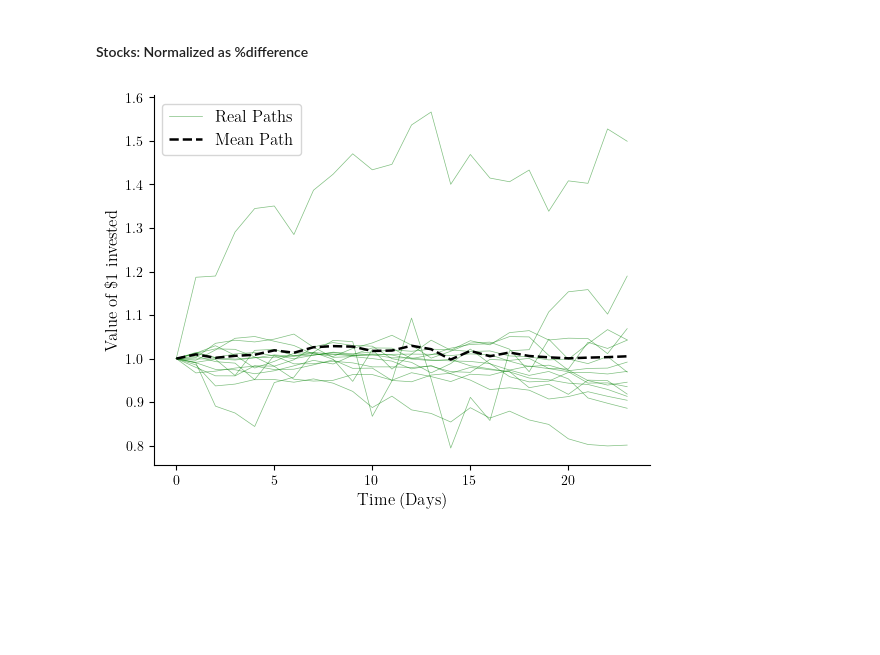
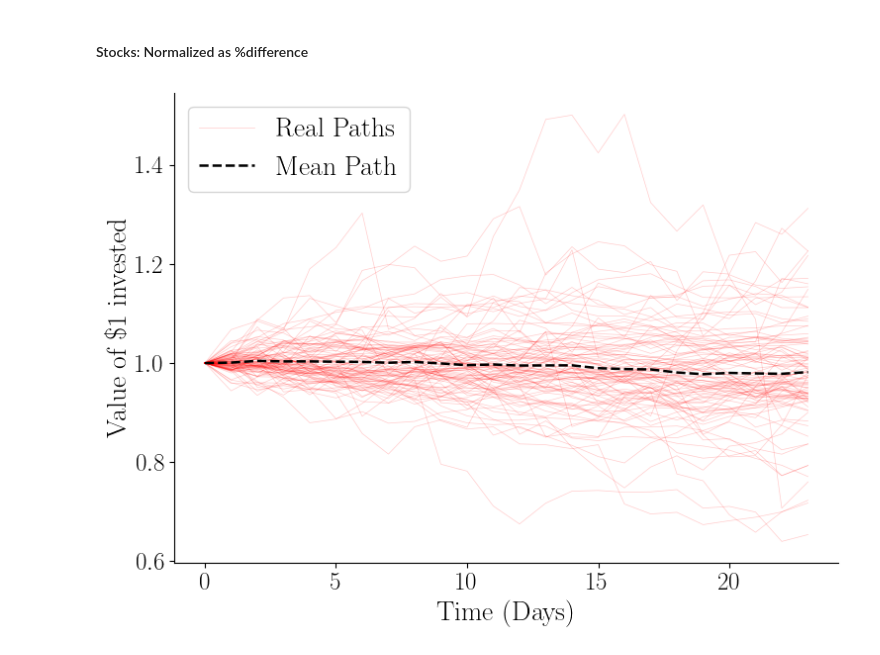
Before and after one commit to BennyScallywag/Deep_Longitudinal_EHR_Synthesis, a Jupyter notebook: pkl_plots.ipynb, the cells around one changed output. Drawn from its saved outputs; the diff is of its cells as text; code cells hidden in the pictures; blank space fills up the shorter version.

```diff
--- a/pkl_plots.ipynb
+++ b/pkl_plots.ipynb
@@ -21,10 +21,11 @@ num_lines = len(ax1.get_lines())
 colors = [cmap(i / (num_lines - 1)) for i in range(num_lines)]
 fig1, ax1_new = plt.subplots()
 for i, line in enumerate(ax1.get_lines()):
-    ax1_new.plot(line.get_xdata(), line.get_ydata(), label=line.get_label(), color=colors[i])#line.get_color())
+    ax1_new.plot(line.get_xdata(), line.get_ydata(), label=line.get_label(), color='red')#colors[i])#line.get_color())
 ax1_new.set_xlabel(ax1.get_xlabel())
 ax1_new.set_ylabel(ax1.get_ylabel())
 
+plt.tight_layout()
 #plt.savefig('testkpkl.pdf',format='pdf')  # Save as a separate plot
 plt.show()  # Display the individual plots if needed
 # %% [output]
@@ -33,10 +34,11 @@ plt.show()  # Display the individual plots if needed
 # Plot 2 - Generated Data (Single or Multiple Lines)
 fig2, ax2_new = plt.subplots()
 for line in ax2.get_lines():
-    ax2_new.plot(line.get_xdata(), line.get_ydata(), label=line.get_label(), color=line.get_color(), linestyle=line.get_linestyle())
+    ax2_new.plot(line.get_xdata(), line.get_ydata(), label=line.get_label(), linestyle=line.get_linestyle(), color='blue')#line.get_color())
 ax2_new.set_xlabel(ax2.get_xlabel())
 ax2_new.set_ylabel(ax2.get_ylabel())
 
+plt.tight_layout()
 #plt.savefig('/mnt/data/plot2.png')  # Save as a separate plot
 plt.show()
 # %% [output]
@@ -44,6 +46,6 @@ plt.show()
 # %%
 # Plot 3 - PCA plot (Scatter Plot)
-fig3, ax3_new = plt.subplots()
+fig3, ax3_new = plt.subplots(figsize=(8, 6))
 for collection in ax3.collections:
     offsets = collection.get_offsets()
     ax3_new.scatter(offsets[:, 0], offsets[:, 1], label=collection.get_label(), alpha=collection.get_alpha(), color=collection.get_facecolor())
@@ -54,7 +56,7 @@ ax3_new.legend(loc='best')
 #plt.savefig('/mnt/data/plot3.png')  # Save as a separate plot
 
 # Plot 4 - t-SNE plot (Scatter Plot)
-fig4, ax4_new = plt.subplots()
+fig4, ax4_new = plt.subplots(figsize=(8, 6))
 colors = ['tab:blue', 'tab:red']
 for i, collection in enumerate(ax4.collections):
     offsets = collection.get_offsets()
@@ -64,6 +66,7 @@ ax4_new.set_xlabel('x-tSNE')
 ax4_new.set_ylabel('y-tSNE')
 ax4_new.legend(loc='best')
 
+plt.tight_layout()
 #plt.savefig('/mnt/data/plot4.png')  # Save as a separate plot
 plt.show()
 # %% [output]
@@ -74,40 +77,41 @@ plt.show()
 # %%
 # Load the figure from the .pkl file
 #Insert the path to the .pkl file HERE vvv
-with open(r"C:\Users\benba\OneDrive\Desktop\Oxford\MMSC\Thesis\Thesis Code\Plots\e95_noise0.2_stocks.pdf.pkl", 'rb') as f:  # Replace 'your_figure.pkl' with your actual .pkl file name
+with open(r"C:\Users\benba\OneDrive\Desktop\Oxford\MMSC\Thesis\Good Pkl files\e18000_l3_noise0.2_stocks_.pdf.pkl", 'rb') as f:  # Replace 'your_figure.pkl' with your actual .pkl file name
     fig = pickle.load(f)
 plt.close(fig)  # Close the loaded figure to avoid displaying it
 ax1, ax2, ax3, ax4 = fig.axes
 # %%
 #ORIGINAL STOCK DATA (NORMALISED)
-set_plot_formatting()
+set_plot_formatting(font_size=20, use_tex=True)
 
 # Assuming you have your figure and axes loaded as `fig` and `ax1` respectively
-fig1, ax1_new = plt.subplots()
+fig1, ax1_new = plt.subplots(figsize=(8, 6))
 all_invested_values = []
 added_observed_legend = False
 for i, line in enumerate(ax1.get_lines()):
     xdata = line.get_xdata()
     y_data = np.array(line.get_ydata())
     pct_change = np.diff(y_data) / y_data[:-1]
     invested_value = np.concatenate(([1], (1 + pct_change).cumprod()))
     all_invested_values.append(invested_value)
     if not added_observed_legend:
-        ax1_new.plot(xdata, invested_value, label='Real Paths', color='green', linewidth=0.5, alpha=0.5)
+        ax1_new.plot(xdata, invested_value, label='Real Paths', color='red', linewidth=0.5, alpha=0.2)
         added_observed_legend = True
     else:
-        ax1_new.plot(xdata, invested_value, color='green', linewidth=0.5, alpha=0.5)
+        ax1_new.plot(xdata, invested_value, color='red', linewidth=0.5, alpha=0.2)
 all_invested_values = np.array(all_invested_values)
 mean_invested_value = np.mean(all_invested_values, axis=0)
 ax1_new.plot(xdata, mean_invested_value, label='Mean Path', color='black', linewidth=1.8, linestyle='--')
 ax1_new.set_xlabel('Time (Days)')
 ax1_new.set_ylabel('Value of \$1 invested')
 ax1_new.spines['top'].set_visible(False)
 ax1_new.spines['right'].set_visible(False)
-ax1_new.legend()
+ax1_new.legend(loc='upper left')
 
 # Display or save the plot as needed
-# plt.savefig('testkpkl.pdf', format='pdf')  # Uncomment to save the plot
+plt.tight_layout()
+plt.savefig('realstocks.pdf', format='pdf')  # Uncomment to save the plot
 plt.show()
 # %% [output]
-[figure, old version]
+[figure, new version]
```
Also changed, not shown: parts of 9 cells of this notebook, 7 other files.
